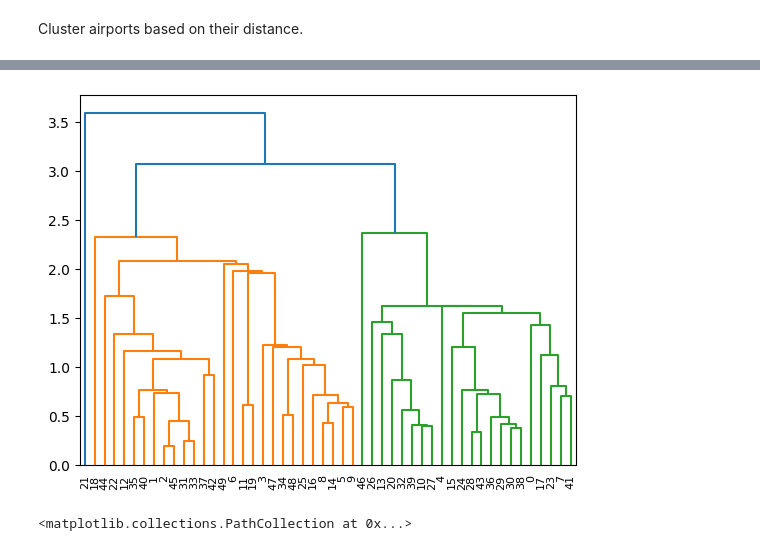
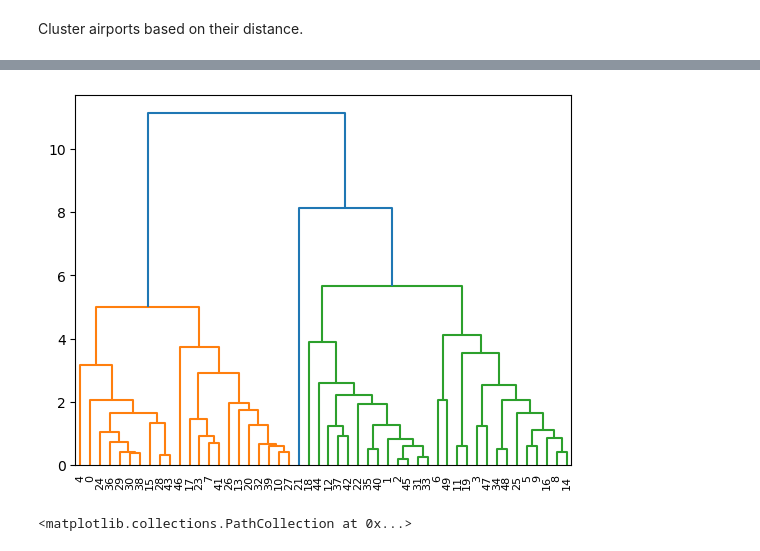
Before and after one commit to ndavido/Data_Analysis_Notes, a Jupyter notebook: clustering_early.ipynb, the cells around one changed output, grey strips where cells are left out. Drawn from its saved outputs; the diff is of its cells as text; code cells hidden in the pictures.

```diff
--- a/clustering_early.ipynb
+++ b/clustering_early.ipynb
@@ -156,7 +158,7 @@ array([[-0.48428125,  6.1339592 ],
 import scipy.cluster.hierarchy as sch
 from sklearn.cluster import AgglomerativeClustering
 # %%
-dendrogram = sch.dendrogram(sch.linkage(points, method='single'))
+dendrogram = sch.dendrogram(sch.linkage(points, method='average'))
 # %% [output]
-[figure, old version]
+[figure, new version]
 # %%
```
Also changed, not shown: parts of 15 cells of this notebook.
